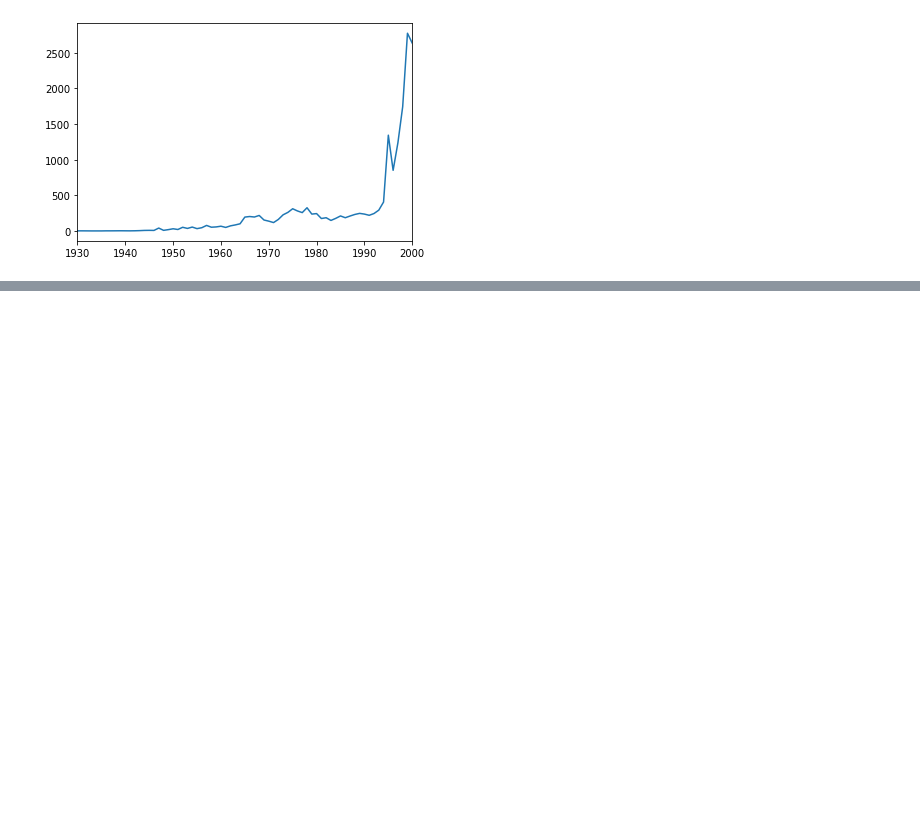
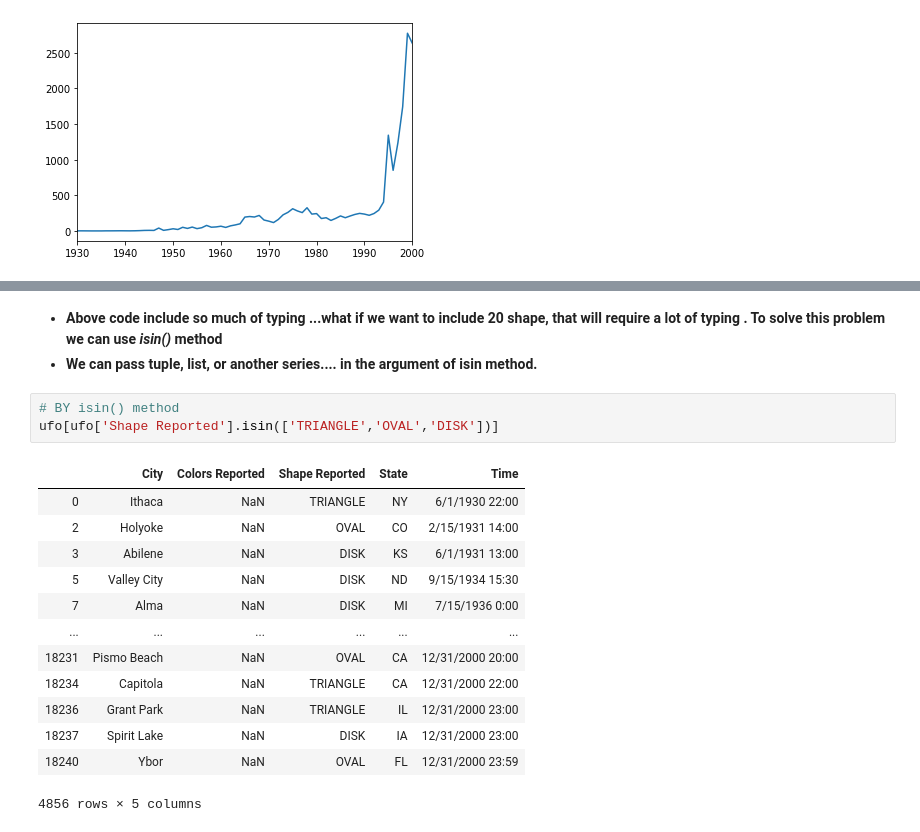
Before and after one commit to Astitv7/Data-Analysis-in-Python, a Jupyter notebook: Data Analysis 2.ipynb, the cells around one changed output, grey strips where cells are left out. Saved outputs shown, nothing was run; the diff lists cells and outputs as text; blank space fills up the shorter version.

Commit message:
include more methods

```diff
--- a/Data Analysis 2.ipynb
+++ b/Data Analysis 2.ipynb
@@ -206,0 +303,20 @@ ufo['Time'].dt.year.value_counts().sort_index().plot()
+# %% [markdown]
+- **Above code include so much of typing ...what if we want to include 20 shape, that will require a lot of typing . To solve this problem we can use *isin()* method**
+- **We can pass tuple, list, or another series.... in the argument of isin method.**
+# %%
+# BY isin() method
+ufo[ufo['Shape Reported'].isin(['TRIANGLE','OVAL','DISK'])]
+# %% [output]
+|  | City | Colors Reported | Shape Reported | State | Time |
+| 0 | Ithaca | NaN | TRIANGLE | NY | 6/1/1930 22:00 |
+| 2 | Holyoke | NaN | OVAL | CO | 2/15/1931 14:00 |
+| 3 | Abilene | NaN | DISK | KS | 6/1/1931 13:00 |
+| 5 | Valley City | NaN | DISK | ND | 9/15/1934 15:30 |
+| 7 | Alma | NaN | DISK | MI | 7/15/1936 0:00 |
+| ... | ... | ... | ... | ... | ... |
+| 18231 | Pismo Beach | NaN | OVAL | CA | 12/31/2000 20:00 |
+| 18234 | Capitola | NaN | TRIANGLE | CA | 12/31/2000 22:00 |
+| 18236 | Grant Park | NaN | TRIANGLE | IL | 12/31/2000 23:00 |
+| 18237 | Spirit Lake | NaN | DISK | IA | 12/31/2000 23:00 |
+| 18240 | Ybor | NaN | OVAL | FL | 12/31/2000 23:59 |
+4856 rows × 5 columns
```
Also changed, not shown: parts of 13 cells of this notebook.
